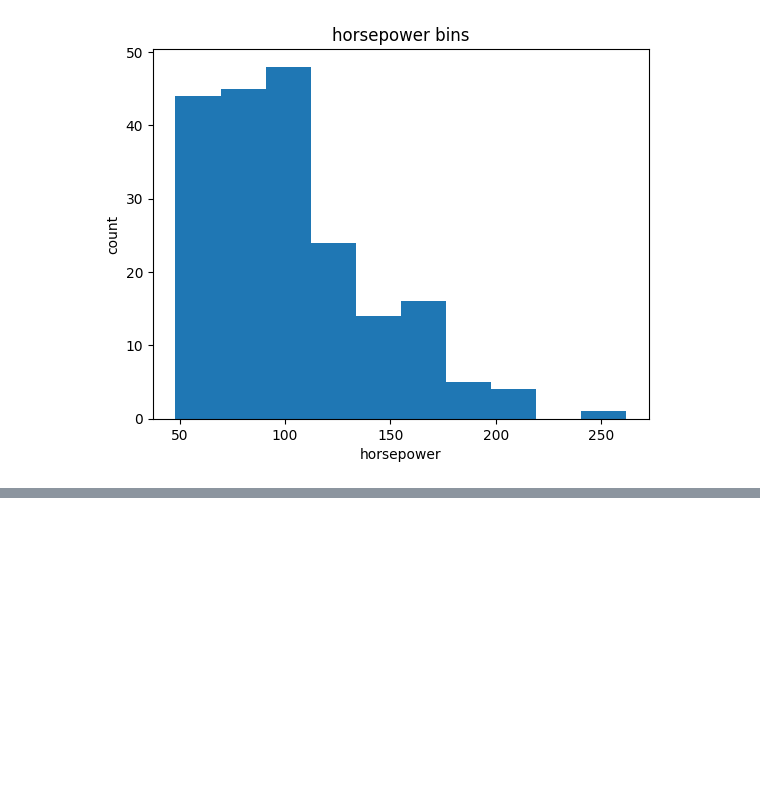
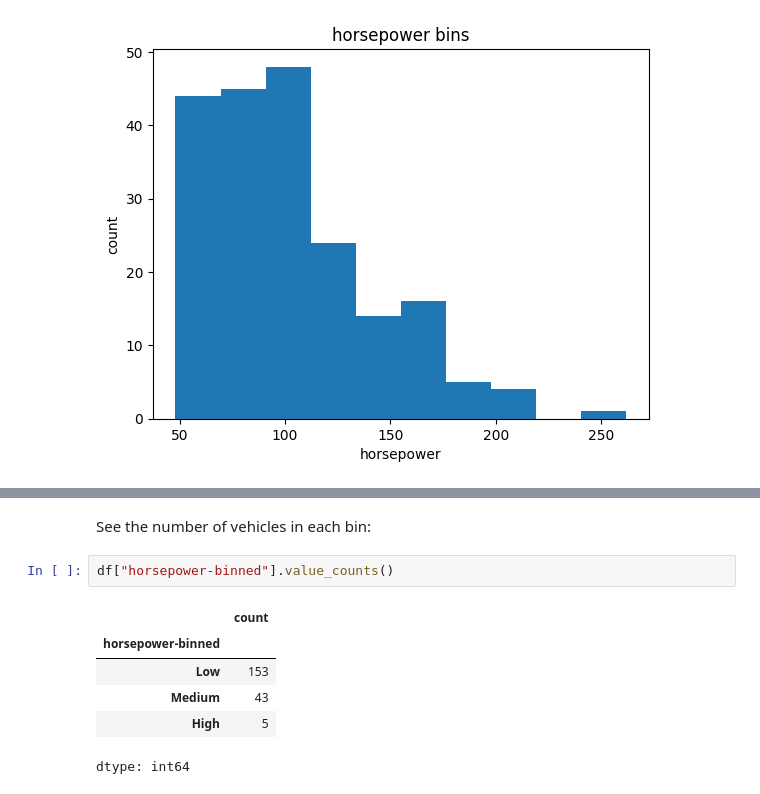
Before and after one commit to sayanarajasekhar/pandas, a Jupyter notebook: Data_Wrangling.ipynb, the cells around one changed output, grey strips where cells are left out. Cells and saved outputs as stored; diff of their text form; blank space fills up the shorter version.

```diff
--- a/Data_Wrangling.ipynb
+++ b/Data_Wrangling.ipynb
@@ -527,0 +567,11 @@ Text(0.5, 1.0, 'horsepower bins')
+# %% [markdown]
+See the number of vehicles in each bin:
+# %%
+df["horsepower-binned"].value_counts()
+# %% [output]
+|  | count |
+| horsepower-binned |  |
+| Low | 153 |
+| Medium | 43 |
+| High | 5 |
+dtype: int64
```
Also changed, not shown: parts of 11 cells of this notebook.
